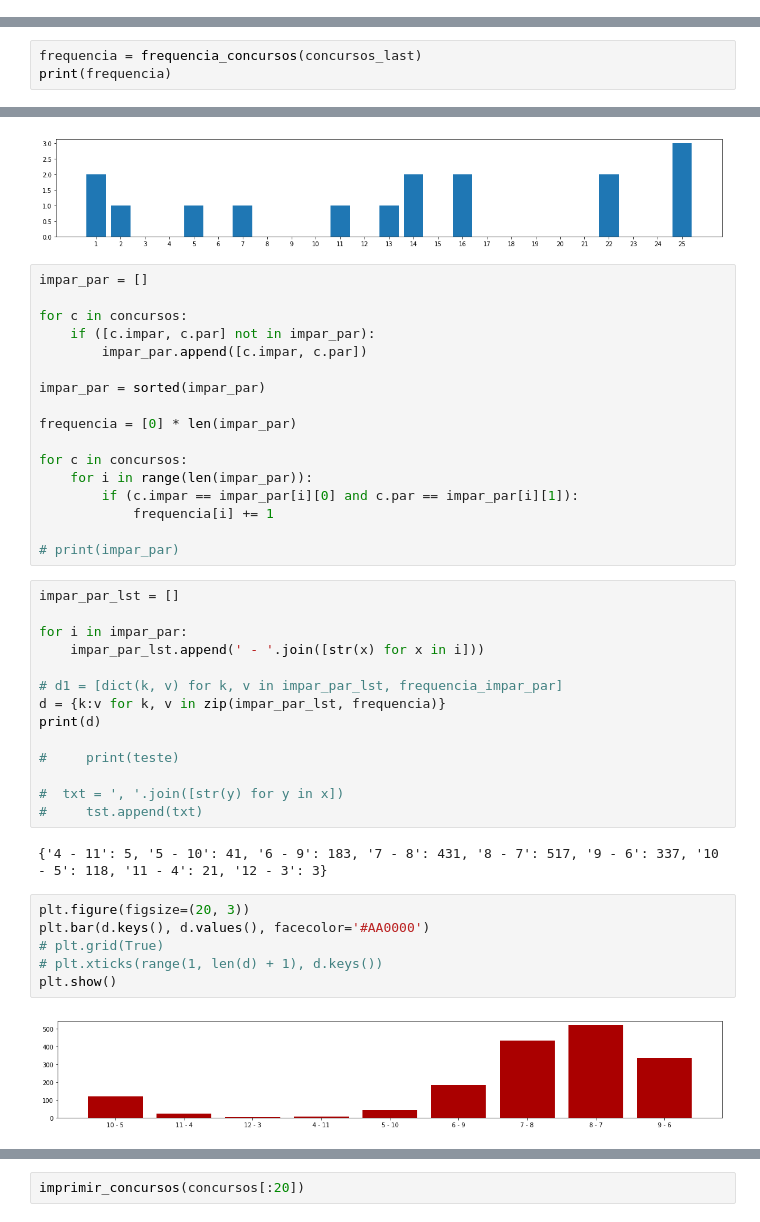
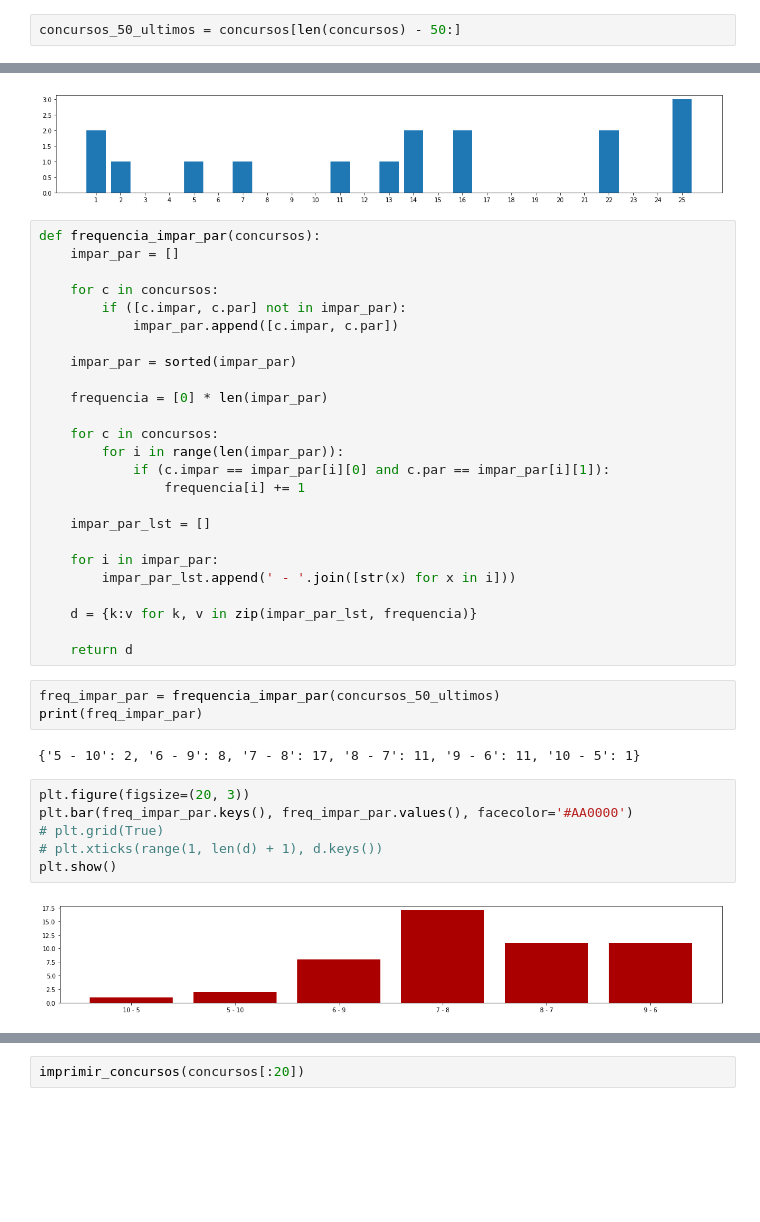
Before and after one commit to raphabritto/python_scripts, a Jupyter notebook: sorteio_lotofacil.ipynb, the cells around one changed output, grey strips where cells are left out. Saved outputs shown, nothing was run; the diff lists cells and outputs as text; blank space fills up the shorter version.

Commit message:
teste geracao sorterio

```diff
--- a/sorteio_lotofacil.ipynb
+++ b/sorteio_lotofacil.ipynb
@@ -601 +598,3 @@ concursos_last = filtrar_ultimos_concursos(concursos, 50)
+# %%
+concursos_50_ultimos = concursos[len(concursos) - 50:]
 # %%
@@ -621,6 +620,3 @@ Sequencia:  (3, 2, 2, 2, 4)
 # %%
 # concursos_v2 = filtrar_concurso_por_numeros(concursos, [20,21,22,23,24,25])
 # imprimir_concursos(concursos_v2)
-# %%
-frequencia = frequencia_concursos(concursos_last)
-print(frequencia)
@@ -662,46 +663,43 @@ plt.show()
 # %% [output]
 [figure]
 # %%
-impar_par = []
+def frequencia_impar_par(concursos):
+    impar_par = []
 
-for c in concursos:
-    if ([c.impar, c.par] not in impar_par):
-        impar_par.append([c.impar, c.par])
+    for c in concursos:
+        if ([c.impar, c.par] not in impar_par):
+            impar_par.append([c.impar, c.par])
 
-impar_par = sorted(impar_par)
+    impar_par = sorted(impar_par)
 
-frequencia = [0] * len(impar_par)
+    frequencia = [0] * len(impar_par)
 
-for c in concursos:
-    for i in range(len(impar_par)):
-        if (c.impar == impar_par[i][0] and c.par == impar_par[i][1]):
-            frequencia[i] += 1
+    for c in concursos:
+        for i in range(len(impar_par)):
+            if (c.impar == impar_par[i][0] and c.par == impar_par[i][1]):
+                frequencia[i] += 1
 
-# print(impar_par)
+    impar_par_lst = []
+
+    for i in impar_par:
+        impar_par_lst.append(' - '.join([str(x) for x in i]))
+
+    d = {k:v for k, v in zip(impar_par_lst, frequencia)}
+
+    return d
-# %%
-impar_par_lst = []
-
-for i in impar_par:
-    impar_par_lst.append(' - '.join([str(x) for x in i]))
-
-# d1 = [dict(k, v) for k, v in impar_par_lst, frequencia_impar_par]
-d = {k:v for k, v in zip(impar_par_lst, frequencia)}
-print(d)
-
-#     print(teste)
-
-#  txt = ', '.join([str(y) for y in x])
-#     tst.append(txt)
-# %% [output]
-{'4 - 11': 5, '5 - 10': 41, '6 - 9': 183, '7 - 8': 431, '8 - 7': 517, '9 - 6': 337, '10 - 5': 118, '11 - 4': 21, '12 - 3': 3}
+# %%
+freq_impar_par = frequencia_impar_par(concursos_50_ultimos)
+print(freq_impar_par)
+# %% [output]
+{'5 - 10': 2, '6 - 9': 8, '7 - 8': 17, '8 - 7': 11, '9 - 6': 11, '10 - 5': 1}
 # %%
 plt.figure(figsize=(20, 3))
-plt.bar(d.keys(), d.values(), facecolor='#AA0000')
+plt.bar(freq_impar_par.keys(), freq_impar_par.values(), facecolor='#AA0000')
 # plt.grid(True)
 # plt.xticks(range(1, len(d) + 1), d.keys())
 plt.show()
 # %% [output]
-[figure, old version]
+[figure, new version]
 # %%
 # f, ax = plt.subplots()
 
```
Also changed, not shown: parts of 53 cells of this notebook.
